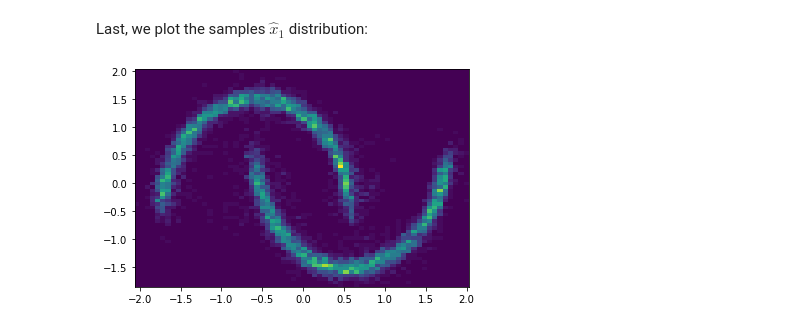
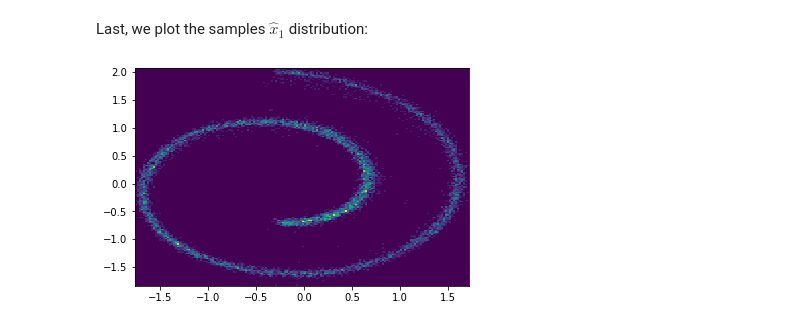
Before and after one commit to gle-bellier/flow-matching, a Jupyter notebook: Flow_Matching.ipynb, the cells around one changed output. Drawn from its saved outputs; the diff is of its cells as text; code cells hidden in the pictures.

````diff
--- a/Flow_Matching.ipynb
+++ b/Flow_Matching.ipynb
@@ -222,4 +429,4 @@ When computing $v_t(x)$ we simply concatenate the _sinusoidale positional encodi
     x = torch.cat((x, t), dim=-1)
     for l in self.layers:
       x = l(x)
-    return
+    return self.top(x)
@@ -228,4 +433,5 @@ When computing $v_t(x)$ we simply concatenate the _sinusoidale positional encodi
 # %%
+#@title ⏳ Summary: please run this cell which contains the ```Net``` class.
 class Net(nn.Module):
   def __init__(self, in_dim: int, out_dim: int, h_dims: List[int], n_frequencies:int) -> None:
     super().__init__()
@@ -240,7 +446,7 @@ class Net(nn.Module):
     self.top = nn.Sequential(nn.Linear(out_dim, out_dim))
 
   def time_encoder(self, t: torch.Tensor) -> torch.Tensor:
-    freq = 2 * torch.arange(self.n_frequencies) * torch.pi
+    freq = 2 * torch.arange(self.n_frequencies, device=t.device) * torch.pi
     t = freq * t[..., None]
     return torch.cat((t.cos(), t.sin()), dim=-1)
 
@@ -250,7 +456,7 @@ class Net(nn.Module):
 
     for l in self.layers:
       x = l(x)
-    return x
+    return self.top(x)
 # %% [markdown]
 ## Create dataset
 
@@ -303,21 +496,33 @@ def training_loss(fm_loss: Callable, v_t: Callable, batch: torch.Tensor) -> torc
 # %% [markdown]
 We train the neural network using the ```AdamW``` optimizer (Adam optimizer with _weight decay_) with a _learning rate_ $lr = 10^{-3}$ during $N = 500$ epochs:
 # %%
-fm = OTFlowMatching()
-net = Net(2, 2, [32, 128, 256, 128, 64], 10)
+def get_model(name: str):
+    if name == "vp":
+      return VPDiffusionFlowMatching()
+    elif name == "ve":
+      return VEDiffusionFlowMatching()
+    if name == "ot":
+      return OTFlowMatching()
+
+MODEL = "ot"
+model = get_model(MODEL)
+net = Net(2, 2, [512]*5, 10).to(device)
 v_t = CondVF(net)
 
+losses = []
 # configure optimizer
-optimizer = torch.optim.AdamW(v_t.parameters(), lr=1e-3)
-n_epochs = 500
+optimizer = torch.optim.Adam(v_t.parameters(), lr=1e-3)
+n_epochs = 5000
 
 for epoch in tqdm(range(n_epochs), ncols=88):
     for batch in dataloader:
+      x_1 = batch[0]
       # compute loss
-      loss = training_loss(fm.loss, v_t, batch)
+      loss = model.loss(v_t, x_1)
       optimizer.zero_grad()
       loss.backward()
       optimizer.step()
+      losses += [loss.detach()]
 # %% [markdown]
 ## Sampling:
 # %% [markdown]
@@ -326,15 +531,15 @@ To sample $\hat{x}_{1} \sim q(x_1)$ we first sample $x_0 \sim p(x)$, _i.e._ we d
 # Sampling
 n_samples = 10_000
 with torch.no_grad():
-    x_0 = torch.randn(n_samples, 2)
+    x_0 = torch.randn(n_samples, 2, device=device)
     x_1_hat = v_t.decode(x_0)
 # %% [markdown]
 Last, we plot the samples $\hat{x}_1$ distribution:
 # %%
 %matplotlib inline
 import matplotlib.pyplot as plt
-x_1_hat = x_1_hat.numpy()
-plt.hist2d(x_1_hat[:, 0], x_1_hat[:, 1], bins=64)
+x_1_hat = x_1_hat.cpu().numpy()
+plt.hist2d(x_1_hat[:, 0], x_1_hat[:, 1], bins=164)
 plt.show()
 # %% [output]
-[figure, old version]
+[figure, new version]
````
Also changed, not shown: parts of 34 cells of this notebook.
